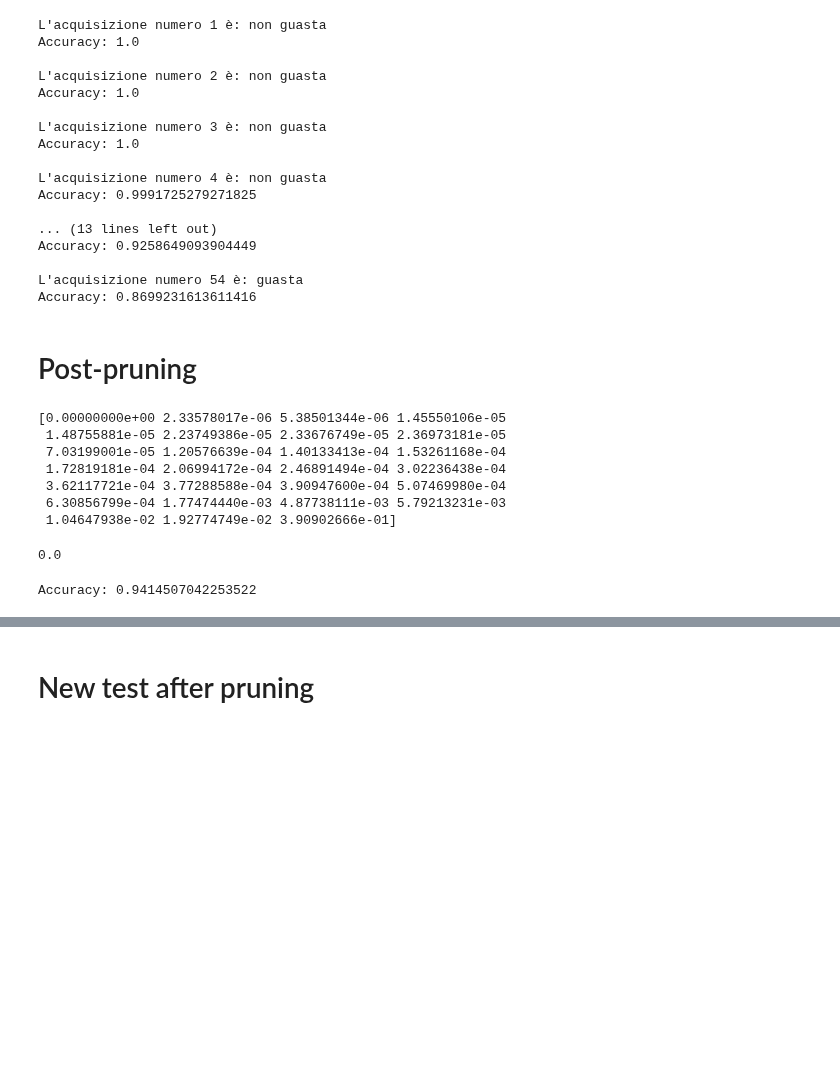
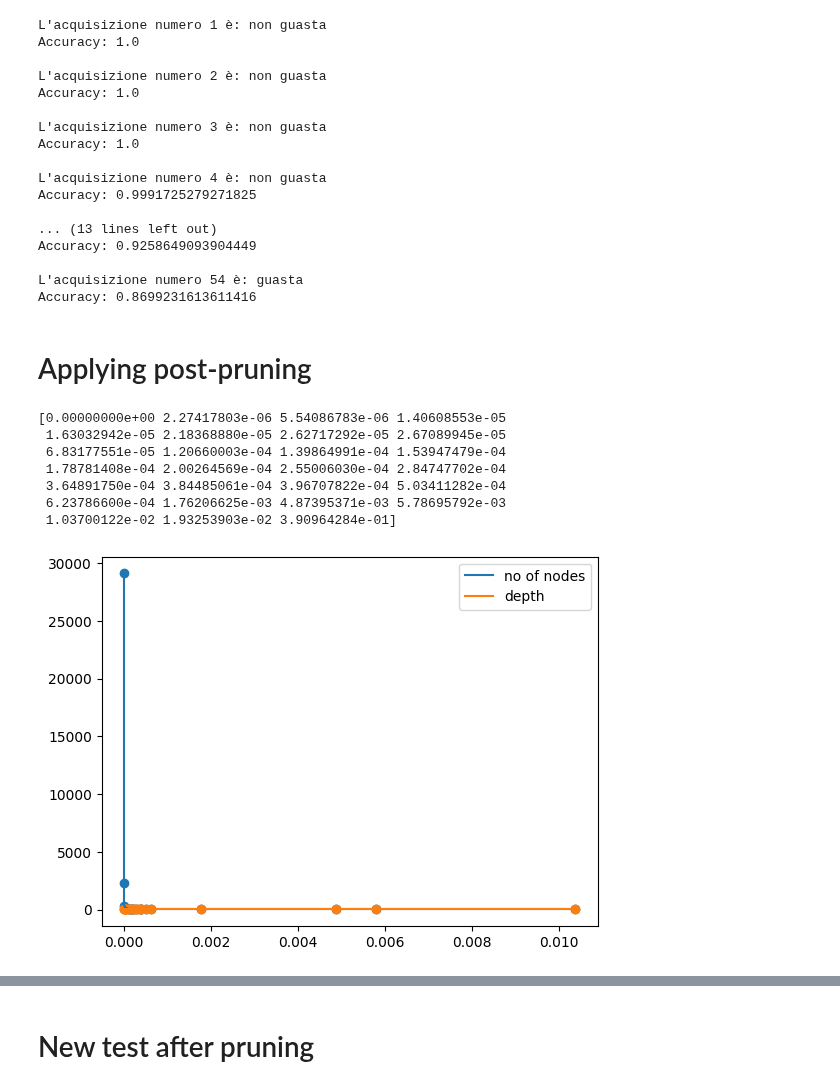
Before and after one commit to BianchiLuca28/project_CSD, a Jupyter notebook: notebook_exploration_cleaning/new_analysis.ipynb, the cells around one changed output, grey strips where cells are left out. Saved outputs shown, nothing was run; the diff lists cells and outputs as text; code cells hidden in the pictures; blank space fills up the shorter version.

Commit message:
Modified post-pruning

```diff
--- a/notebook_exploration_cleaning/new_analysis.ipynb
+++ b/notebook_exploration_cleaning/new_analysis.ipynb
@@ -209,7 +211,7 @@ feature_cols = ['principal component 1', 'principal component 2']
 X = finalDf[feature_cols] # Features
 y = finalDf.label # Target variable
 
-X_train, X_test, y_train, y_test = train_test_split(X, y, test_size=0.1, random_state=1) # 85% training and 15% test
+X_train, X_test, y_train, y_test = train_test_split(X, y, test_size=0.15, random_state=1) # 85% training and 15% test
 # %%
 # Create Decision Tree classifer object
 clf = DecisionTreeClassifier(max_depth=5, min_samples_split=20)
@@ -293,38 +295,40 @@ Accuracy: 0.9258649093904449
 L'acquisizione numero 54 è: guasta
 Accuracy: 0.8699231613611416
 # %% [markdown]
-# Post-pruning
+# Applying post-pruning
 # %%
-path = clf.cost_complexity_pruning_path(X_train,y_train)
-alphas, impurities = path.ccp_alphas, path.impurities
-print(alphas)
+path = clf.cost_complexity_pruning_path(X_train, y_train)
+ccp_alphas, impurities = path.ccp_alphas, path.impurities
+print(ccp_alphas)
 # %% [output]
-[0.00000000e+00 2.33578017e-06 5.38501344e-06 1.45550106e-05
- 1.48755881e-05 2.23749386e-05 2.33676749e-05 2.36973181e-05
- 7.03199001e-05 1.20576639e-04 1.40133413e-04 1.53261168e-04
- 1.72819181e-04 2.06994172e-04 2.46891494e-04 3.02236438e-04
- 3.62117721e-04 3.77288588e-04 3.90947600e-04 5.07469980e-04
- 6.30856799e-04 1.77474440e-03 4.87738111e-03 5.79213231e-03
- 1.04647938e-02 1.92774749e-02 3.90902666e-01]
+[0.00000000e+00 2.27417803e-06 5.54086783e-06 1.40608553e-05
+ 1.63032942e-05 2.18368880e-05 2.62717292e-05 2.67089945e-05
+ 6.83177551e-05 1.20660003e-04 1.39864991e-04 1.53947479e-04
+ 1.78781408e-04 2.00264569e-04 2.55006030e-04 2.84747702e-04
+ 3.64891750e-04 3.84485061e-04 3.96707822e-04 5.03411282e-04
+ 6.23786600e-04 1.76206625e-03 4.87395371e-03 5.78695792e-03
+ 1.03700122e-02 1.93253903e-02 3.90964284e-01]
-# %%
-param_grid = {'ccp_alpha': alphas}
-
-grid_search = GridSearchCV(clf, param_grid, cv=5)
-grid_search.fit(X_train,y_train)
-
-best_alpha = grid_search.best_params_['ccp_alpha']
-print(best_alpha)
-# %% [output]
-0.0
-# %%
-# Train the tree using the best value of alpha
-clf2 = DecisionTreeClassifier(ccp_alpha=best_alpha, max_depth=5, min_samples_split=20)
-clf2.fit(X_train,y_train)
-
-#Predict the response for test dataset
-y_pred_2 = clf2.predict(X_test)
-
-# Model Accuracy, how often is the classifier correct?
-print("Accuracy:",metrics.accuracy_score(y_test, y_pred_2))
-# %% [output]
-Accuracy: 0.9414507042253522
+# %%
+# For each alpha we will append our model to a list
+clfs = []
+for ccp_alpha in ccp_alphas:
+    clf = tree.DecisionTreeClassifier(random_state=0, ccp_alpha=ccp_alpha)
+    clf.fit(X_train, y_train)
+    clfs.append(clf)
+# %%
+#We remove the last element in clfs and ccp_alphas, because it is the trivial tree with only one node.
+clfs = clfs[:-1]
+ccp_alphas = ccp_alphas[:-1]
+
+node_counts = [clf.tree_.node_count for clf in clfs]
+
+depth = [clf.tree_.max_depth for clf in clfs]
+
+plt.scatter(ccp_alphas,node_counts)
+plt.scatter(ccp_alphas,depth)
+plt.plot(ccp_alphas,node_counts,label='no of nodes',drawstyle="steps-post")
+plt.plot(ccp_alphas,depth,label='depth',drawstyle="steps-post")
+plt.legend()
+plt.show()
+# %% [output]
+[figure, added]
```
Also changed, not shown: parts of 9 cells of this notebook.
